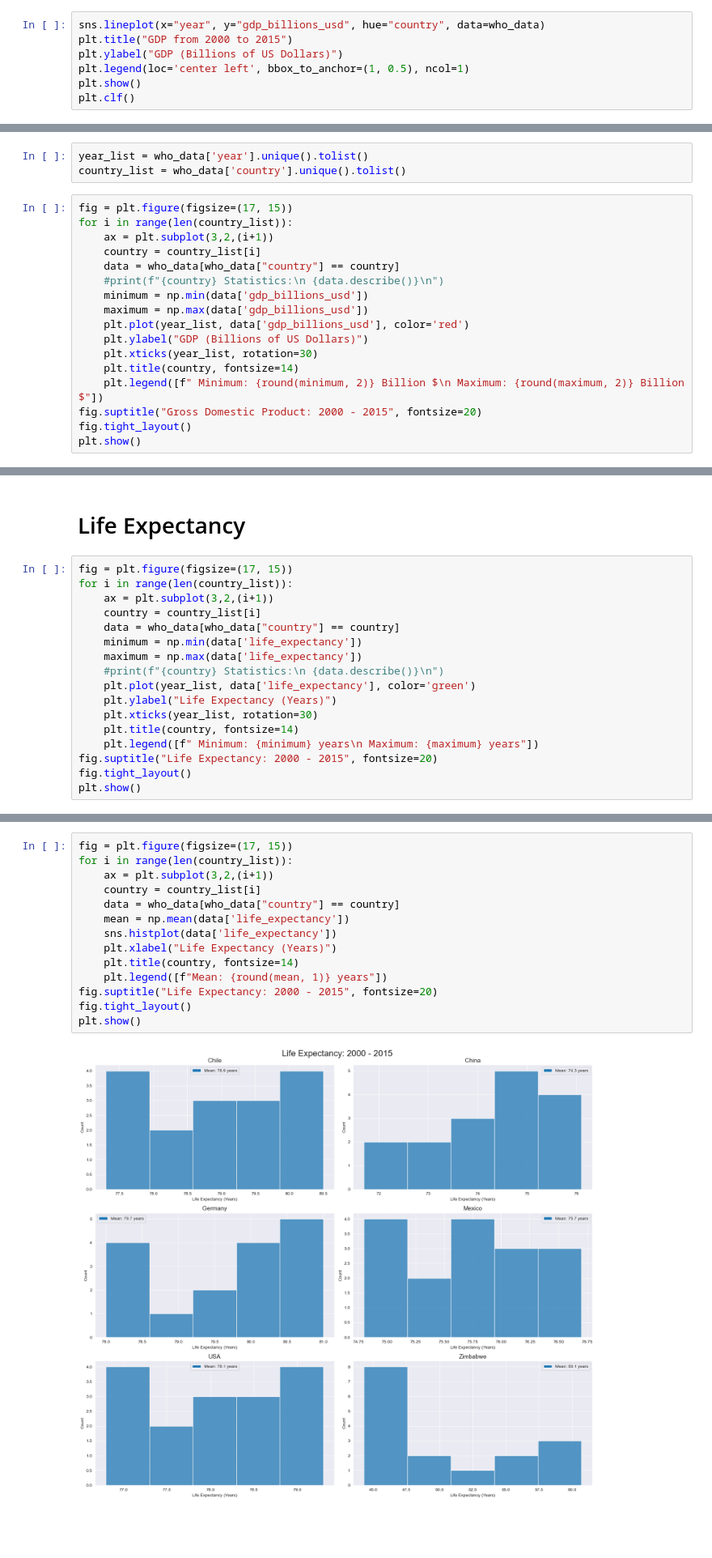
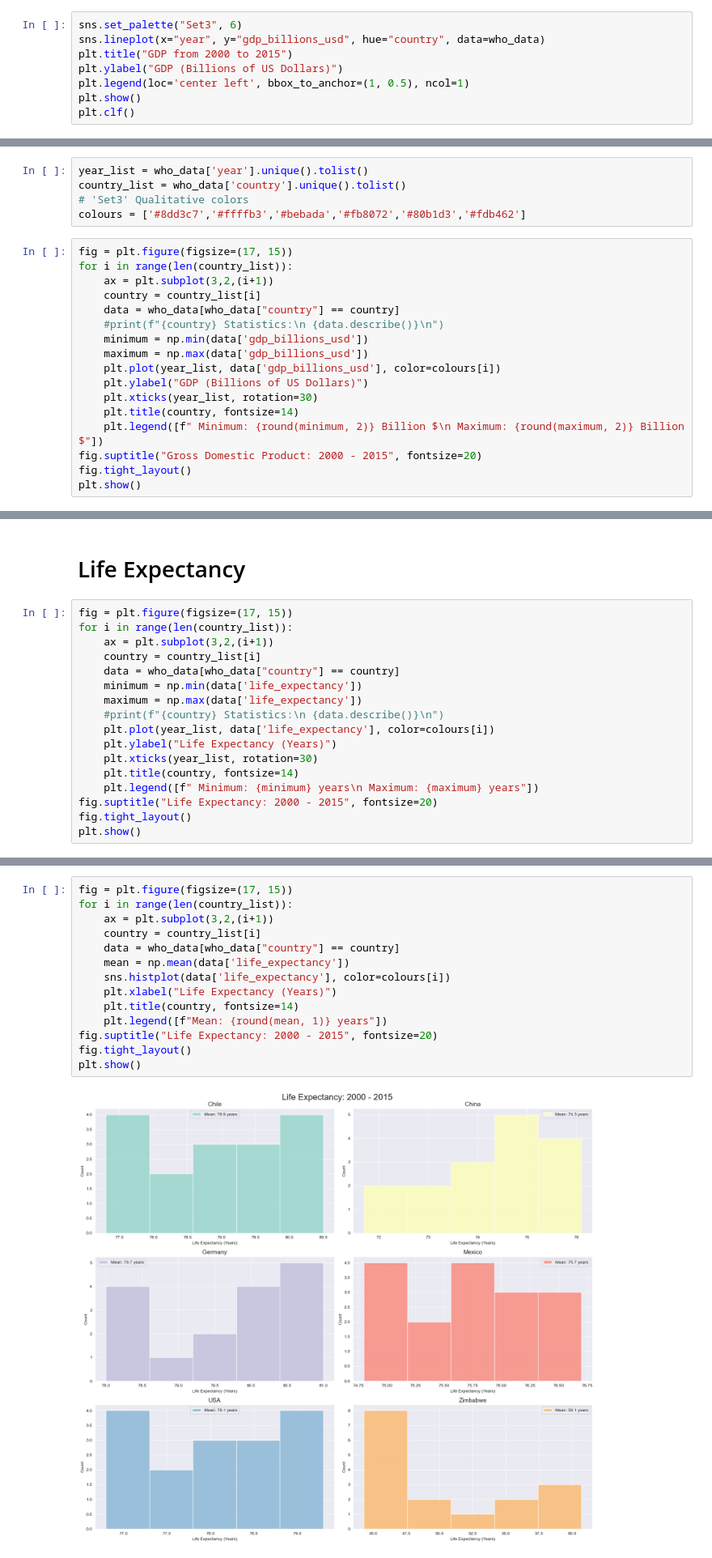
Before and after one commit to pineapple-bois/Life-Expectancy-and-GDP, a Jupyter notebook: life_expectancy_gdp.ipynb, the cells around one changed output, grey strips where cells are left out. Shown at 81% size. Saved outputs shown, nothing was run; the diff lists cells and outputs as text; blank space fills up the shorter version.

Commit message:
Updated Colour Scheme

```diff
--- a/life_expectancy_gdp.ipynb
+++ b/life_expectancy_gdp.ipynb
@@ -75,6 +78,7 @@ Zimbabwe's life expectancy is significantly lower than the other 5 countries.
 There's also a dip in 2004. Would be interesting to find out what was happening in Zimbabwe politically/economically in 2004
 We need to separate our visualisations.
 # %%
+sns.set_palette("Set3", 6)
 sns.lineplot(x="year", y="gdp_billions_usd", hue="country", data=who_data)
 plt.title("GDP from 2000 to 2015")
 plt.ylabel("GDP (Billions of US Dollars)")
@@ -99,6 +103,8 @@ Then iterate through to produce for each country
 # %%
 year_list = who_data['year'].unique().tolist()
 country_list = who_data['country'].unique().tolist()
+# 'Set3' Qualitative colors
+colours = ['#8dd3c7','#ffffb3','#bebada','#fb8072','#80b1d3','#fdb462']
 # %%
 fig = plt.figure(figsize=(17, 15))
 for i in range(len(country_list)):
@@ -108,7 +114,7 @@ for i in range(len(country_list)):
     #print(f"{country} Statistics:\n {data.describe()}\n")
     minimum = np.min(data['gdp_billions_usd'])
     maximum = np.max(data['gdp_billions_usd'])
-    plt.plot(year_list, data['gdp_billions_usd'], color='red')
+    plt.plot(year_list, data['gdp_billions_usd'], color=colours[i])
     plt.ylabel("GDP (Billions of US Dollars)")
     plt.xticks(year_list, rotation=30)
     plt.title(country, fontsize=14)
@@ -184,7 +195,7 @@ for i in range(len(country_list)):
     minimum = np.min(data['life_expectancy'])
     maximum = np.max(data['life_expectancy'])
     #print(f"{country} Statistics:\n {data.describe()}\n")
-    plt.plot(year_list, data['life_expectancy'], color='green')
+    plt.plot(year_list, data['life_expectancy'], color=colours[i])
     plt.ylabel("Life Expectancy (Years)")
     plt.xticks(year_list, rotation=30)
     plt.title(country, fontsize=14)
@@ -204,19 +215,19 @@ How does the mean life expectancy compare amongst the countries in our dataset?
 # %%
 fig = plt.figure(figsize=(17, 15))
 for i in range(len(country_list)):
     ax = plt.subplot(3,2,(i+1))
     country = country_list[i]
     data = who_data[who_data["country"] == country]
     mean = np.mean(data['life_expectancy'])
-    sns.histplot(data['life_expectancy'])
+    sns.histplot(data['life_expectancy'], color=colours[i])
     plt.xlabel("Life Expectancy (Years)")
     plt.title(country, fontsize=14)
     plt.legend([f"Mean: {round(mean, 1)} years"])
 fig.suptitle("Life Expectancy: 2000 - 2015", fontsize=20)
 fig.tight_layout()
 plt.show()
 # %% [output]
-[figure, old version]
+[figure, new version]
 # %%
 for i in range(len(country_list)):
     country = country_list[i]
```
Also changed, not shown: parts of 11 cells of this notebook.
